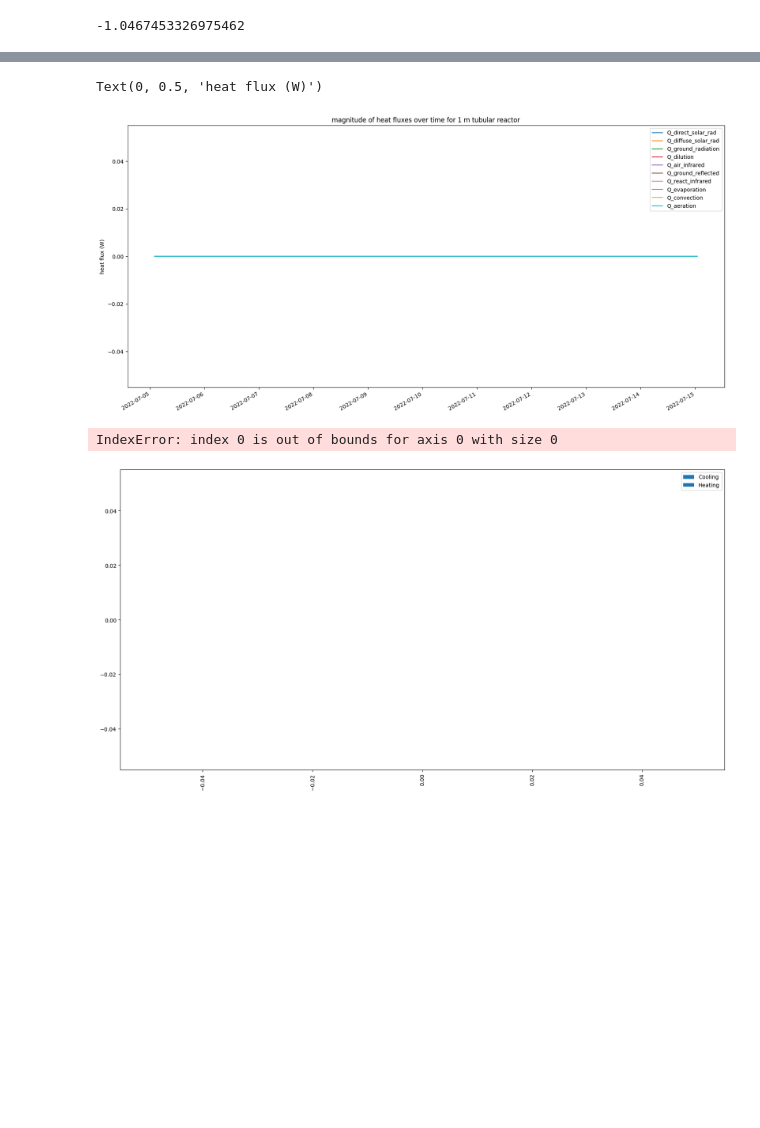
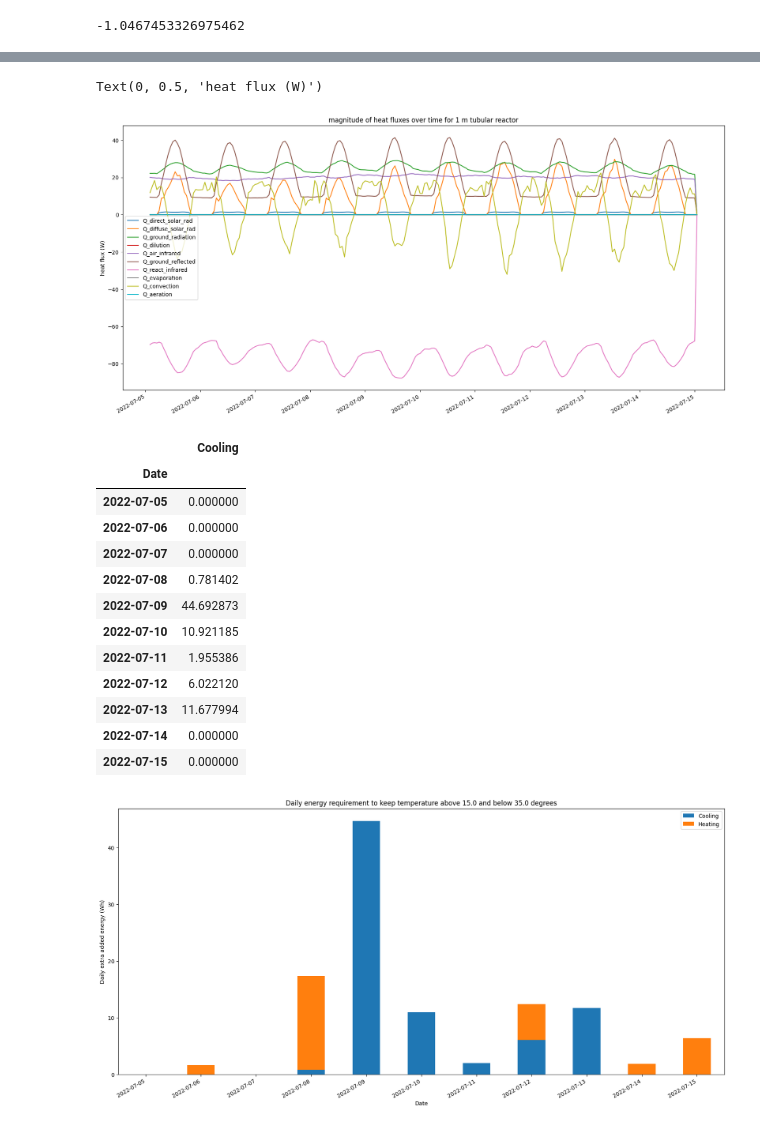
Before and after one commit to MatthijsKok01/Code, a Jupyter notebook: complete_model.ipynb, the cells around one changed output, grey strips where cells are left out. Drawn from its saved outputs; the diff is of its cells as text; code cells hidden in the pictures; blank space fills up the shorter version.

```diff
--- a/complete_model.ipynb
+++ b/complete_model.ipynb
@@ -66,13 +79,13 @@ t0 = [0]
 y0 = [data.Ta[t_start]]
 #y0 = [273.15+13]
 p = [1, 1]
-Temp_cap_low = False                     # True if we want to set a value that can not be exceeded
-Temp_cap_high = False
-T_cap = 36+273.15
+Temp_cap_low = True                     # True if we want to set a value that can not be exceeded
+Temp_cap_high = True
+T_cap = 35+273.15
 T_cap_low = 15+273.15
 dilution_rate = 0 #V_reactor*0.0833/3600                 # random suggestion
 harvest_hours = [12,13,14,15,16,17]                       # the hours when broth can be harvested
-int_method = 'RK45'                                        # what integration method is used
+int_method = 'LSODA'                                        # what integration method is used
 case = 'Round'                                               # with options Flat, Round, Multiple/else
 T_in = 273.15+13                        # arbitrary inlet temperature fresh medium
 glass_thickness = 2.2*10**-3
@@ -458,7 +504,7 @@ for t in t_vals:
         Q_direct_solar_rad = direct_solar_rad(t,y,time_index)
         Q_diffuse_solar_rad = diffuse_solar_rad(t,y,time_index)
         Q_air_infrared = infrared_rad_air(t,y,time_index)
-        Q_dilution  = flow_medium_in(t,y,time_index)+flow_harvest_out(t,y,time_index)
+        Q_dilution  = flow_harvest(t,y,time_index)
         Q_ground_radiation = ground_infrared_radiation(t,y,time_index)
         Q_evaporation = Q_evap(t,y,time_index)
         Q_ground_reflected = ground_reflected_rad(t,y,time_index)
@@ -493,7 +539,7 @@ plt.title('magnitude of heat fluxes over time for 1 m tubular reactor')
 plt.ylabel('heat flux (W)')
 # %% [output]
 Text(0, 0.5, 'heat flux (W)')
-[figure, old version]
+[figure, new version]
 # %%
 df_cooling = pd.DataFrame({'Date':list(cooling_energy.keys()),'Cooling':list(cooling_energy.values())})
 df_heating = pd.DataFrame({'Date':list(heating_energy.keys()),'Heating':list(heating_energy.values())})
@@ -506,32 +552,45 @@ plt.ylabel('Daily extra added energy (Wh)')
 plt.gcf().autofmt_xdate()
 plt.plot()
 
 #dates = list(cooling_energy.keys())
 #dates_heating = list(heating_energy.keys())
 values_cooling = list(cooling_energy.values())
 values_heating = list(heating_energy.values())
 
 possible_saving = 0
 cooling_potential = (T_cap-T_in)*rho_reactor*cp_reactor*V_reactor*0.5/3600
 for item in df_cooling.Cooling:
     if item > 0 and item<cooling_potential:
         possible_saving+=item
     elif item>cooling_potential:
         possible_saving+=cooling_potential
     else:
         pass
 
 #plt.bar(dates,values_cooling)
 #plt.bar(dates_heating,values_heating,values_cooling)
 #plt.title("Daily amount of extra energy required to keep reactor below "+ str(T_cap-273.15)+' degrees')
 #plt.xlabel('Day of the year')
 #plt.ylabel('Required cooling energy (Wh)')
 #plt.ylim(0,500)
 
 total_cooling = sum(values_cooling)/1000
 total_heating = sum(values_heating)/1000
 total_cooling,total_heating, possible_saving/1000
 (T_cap-T_in)*rho_reactor*cp_reactor*V_reactor*0.5/3600
+df_cooling
 # %% [output]
-IndexError: index 0 is out of bounds for axis 0 with size 0
+|  | Cooling |
+| Date |  |
+| 2022-07-05 | 0.000000 |
+| 2022-07-06 | 0.000000 |
+| 2022-07-07 | 0.000000 |
+| 2022-07-08 | 0.781402 |
+| 2022-07-09 | 44.692873 |
+| 2022-07-10 | 10.921185 |
+| 2022-07-11 | 1.955386 |
+| 2022-07-12 | 6.022120 |
+| 2022-07-13 | 11.677994 |
+| 2022-07-14 | 0.000000 |
+| 2022-07-15 | 0.000000 |
-[figure, old version]
+[figure, new version]
```
Also changed, not shown: parts of 6 cells of this notebook, 1 other file.
